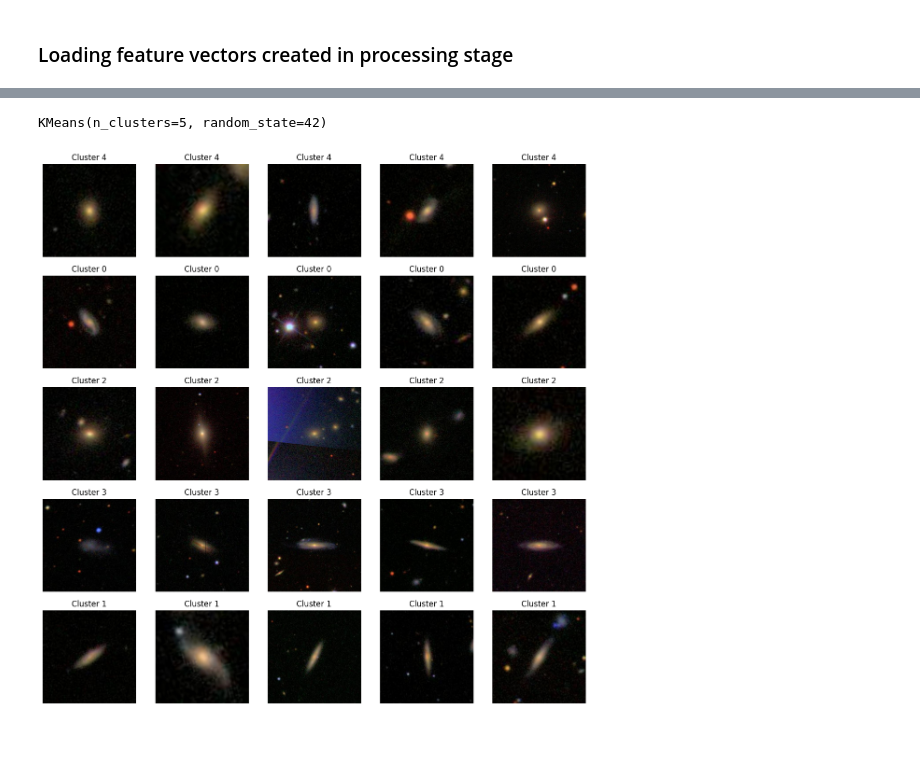
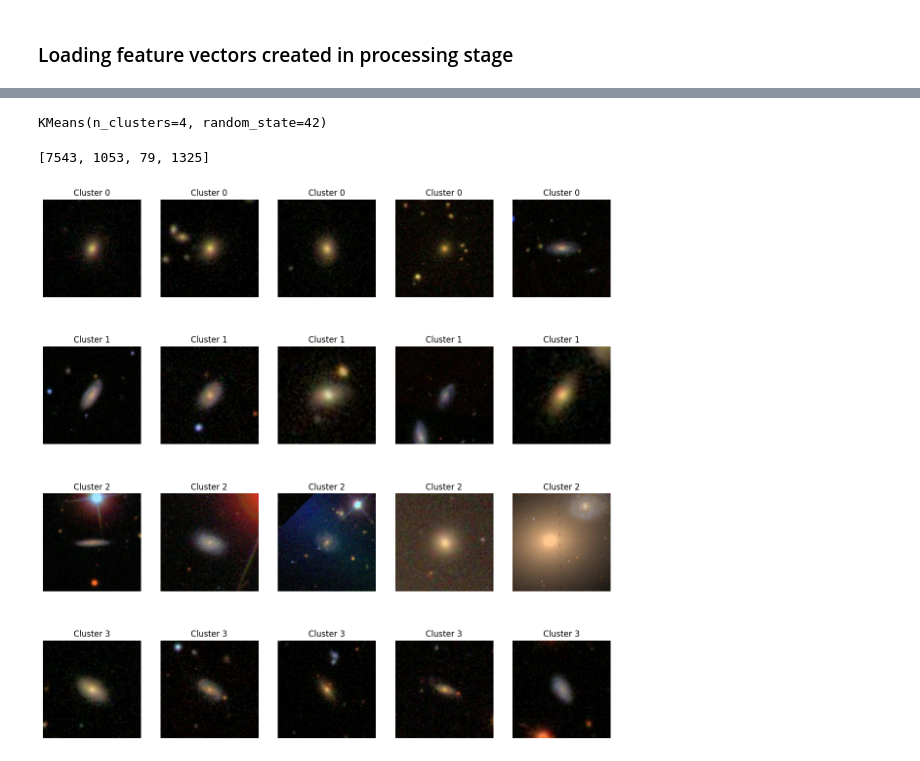
Before and after one commit to piechotam/Galaxies-Clusterization, a Jupyter notebook: clustering/clustering.ipynb, the cells around one changed output, grey strips where cells are left out. Drawn from its saved outputs; the diff is of its cells as text; code cells hidden in the pictures.

```diff
--- a/clustering/clustering.ipynb
+++ b/clustering/clustering.ipynb
@@ -81,7 +112,7 @@ Silhoutte score is maximized at k = 5, lets try 5 clusters.
 # %%
-kmeans = KMeans(n_clusters=5, random_state=42)
-kmeans.fit(x)
+kmeans = KMeans(n_clusters=4, random_state=42)
+kmeans.fit(x_simple_conv)
 # %% [output]
-KMeans(n_clusters=5, random_state=42)
+KMeans(n_clusters=4, random_state=42)
 # %%
 groups = {} # cluster_id : images
@@ -91,17 +122,21 @@ for file, cluster in zip(galaxies_train[:len(x)], kmeans.labels_):
         groups[cluster].append(file)
     else:
         groups[cluster].append(file)
+# %%
+print([len(groups[i]) for i in range(kmeans.get_params()['n_clusters'])])
+# %% [output]
+[7543, 1053, 79, 1325]
 # %%
-n = 5
-fig, axs = plt.subplots(len(groups), n, figsize=(15, 15))
+fig, axs = plt.subplots(4, 5, figsize=(15, 15))
+for i in range(4):
+    for j in range(5):
+        ax = axs[i, j]
+        ax.axis('off')
+        filename = f'../data/images/{groups[i][j]}'
+        ax.imshow(plt.imread(filename))
+        ax.set_title(f"Cluster {i}")
 
-for i, cluster in enumerate(groups.keys()):
-    for j in range(n):
-        filename = f'../data/images/{groups[cluster][j+5]}'
-        img = plt.imread(filename)
-        axs[i, j].imshow(img)
-        axs[i, j].axis('off')
-        axs[i, j].set_title(f"Cluster {cluster}")
+
 plt.show()
 # %% [output]
-[figure, old version]
+[figure, new version]
```
Also changed, not shown: parts of 29 cells of this notebook, 6 other files.
